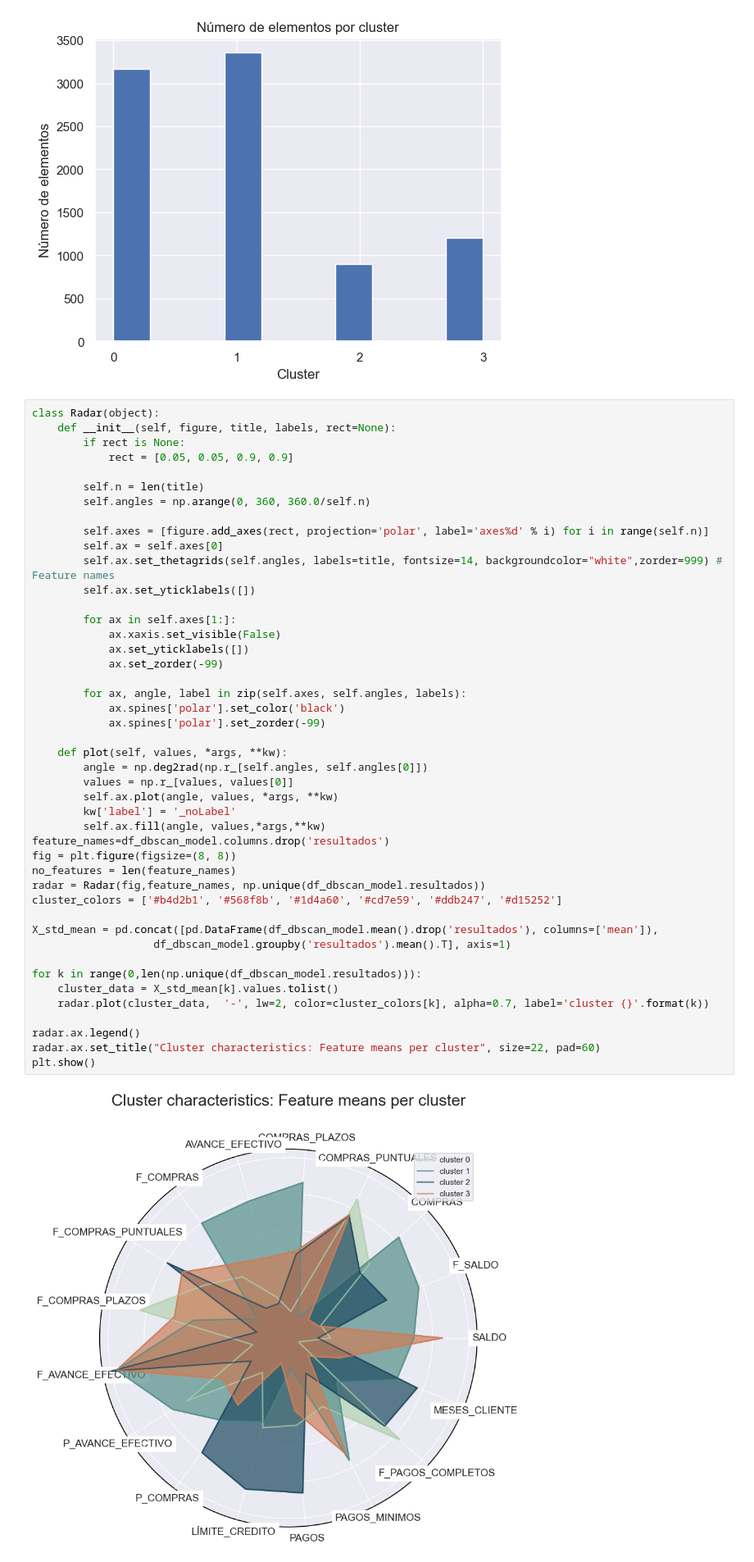
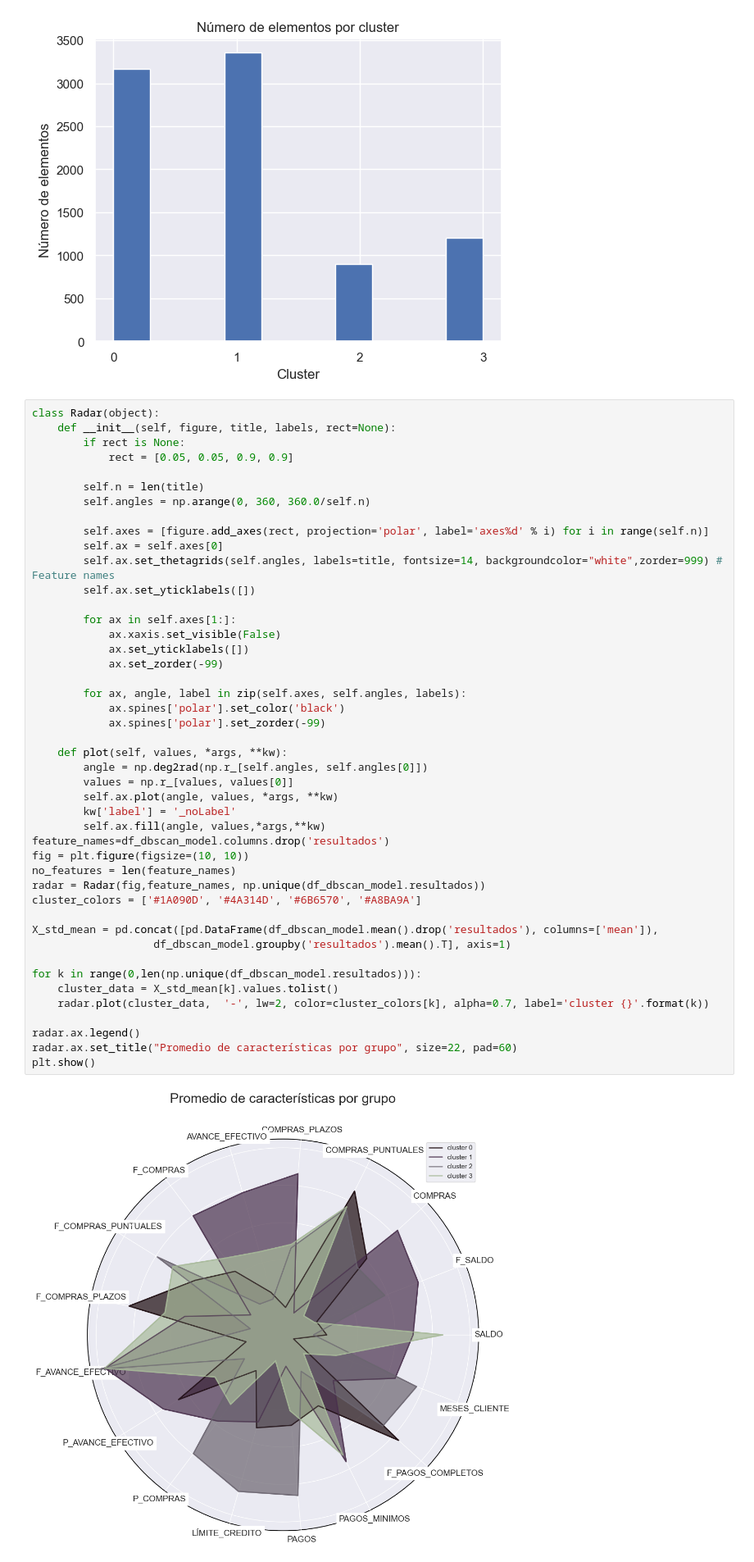
Before and after one commit to ju4ndiegos/Lab-2-Agrupacion, a Jupyter notebook: informe.ipynb, the cells around one changed output. Shown at 82% size. Cells and saved outputs as stored; diff of their text form.

```diff
--- a/informe.ipynb
+++ b/informe.ipynb
@@ -500,37 +500,37 @@ class Radar(object):
 
         for ax in self.axes[1:]:
             ax.xaxis.set_visible(False)
             ax.set_yticklabels([])
             ax.set_zorder(-99)
 
         for ax, angle, label in zip(self.axes, self.angles, labels):
             ax.spines['polar'].set_color('black')
             ax.spines['polar'].set_zorder(-99)
 
     def plot(self, values, *args, **kw):
         angle = np.deg2rad(np.r_[self.angles, self.angles[0]])
         values = np.r_[values, values[0]]
         self.ax.plot(angle, values, *args, **kw)
         kw['label'] = '_noLabel'
         self.ax.fill(angle, values,*args,**kw)
 feature_names=df_dbscan_model.columns.drop('resultados')
-fig = plt.figure(figsize=(8, 8))
+fig = plt.figure(figsize=(10, 10))
 no_features = len(feature_names)
 radar = Radar(fig,feature_names, np.unique(df_dbscan_model.resultados))
-cluster_colors = ['#b4d2b1', '#568f8b', '#1d4a60', '#cd7e59', '#ddb247', '#d15252']
+cluster_colors = ['#1A090D', '#4A314D', '#6B6570', '#A8BA9A']
 
 X_std_mean = pd.concat([pd.DataFrame(df_dbscan_model.mean().drop('resultados'), columns=['mean']),
                    df_dbscan_model.groupby('resultados').mean().T], axis=1)
 
 for k in range(0,len(np.unique(df_dbscan_model.resultados))):
     cluster_data = X_std_mean[k].values.tolist()
     radar.plot(cluster_data,  '-', lw=2, color=cluster_colors[k], alpha=0.7, label='cluster {}'.format(k))
 
 radar.ax.legend()
-radar.ax.set_title("Cluster characteristics: Feature means per cluster", size=22, pad=60)
+radar.ax.set_title("Promedio de características por grupo", size=22, pad=60)
 plt.show()
 # %% [output]
-[figure, old version]
+[figure, new version]
 # %%
 plot_silhouette(data = df_dbscan_model,
                 labels = df_dbscan_model.resultados,
```
Also changed, not shown: parts of 3 cells of this notebook, 1 other file.
